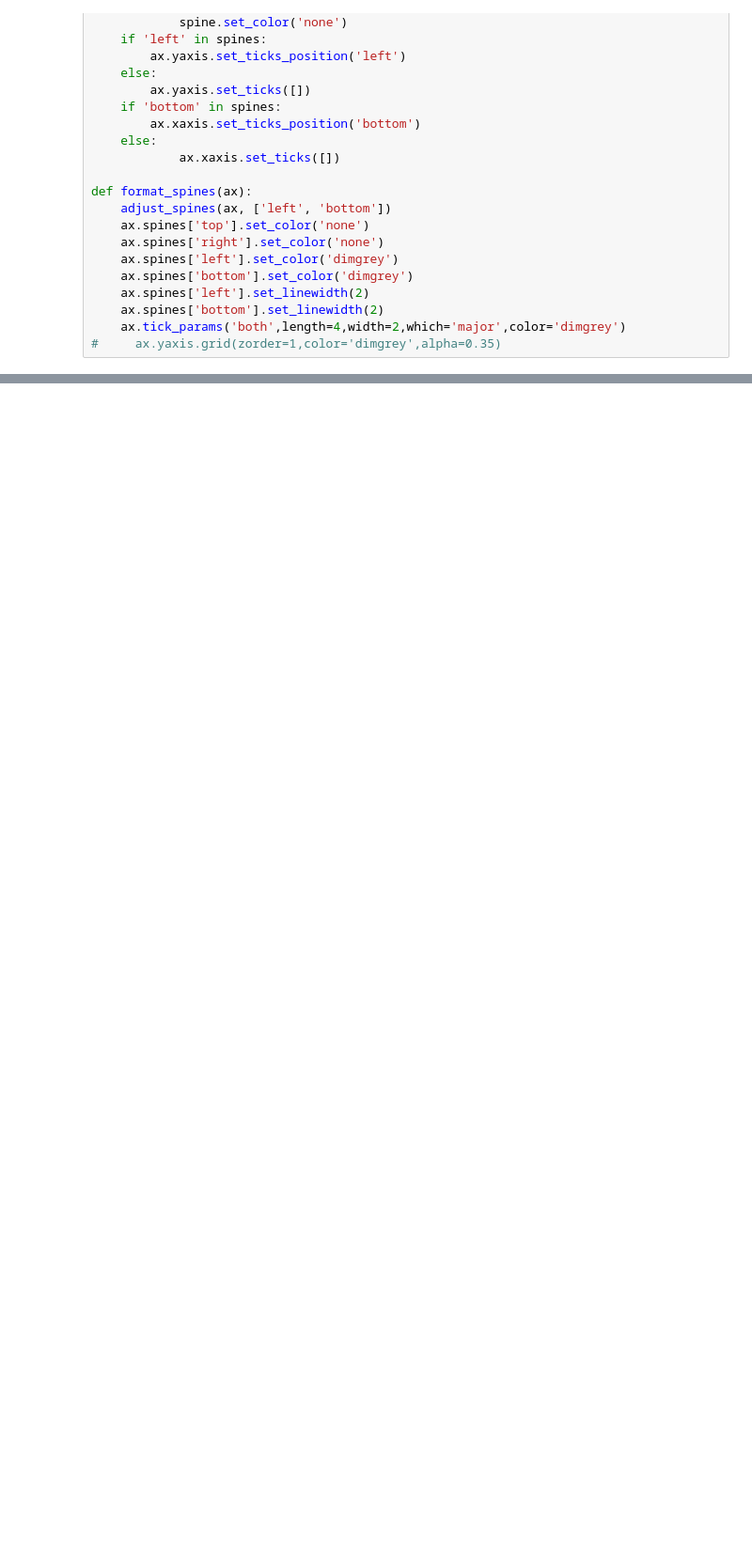
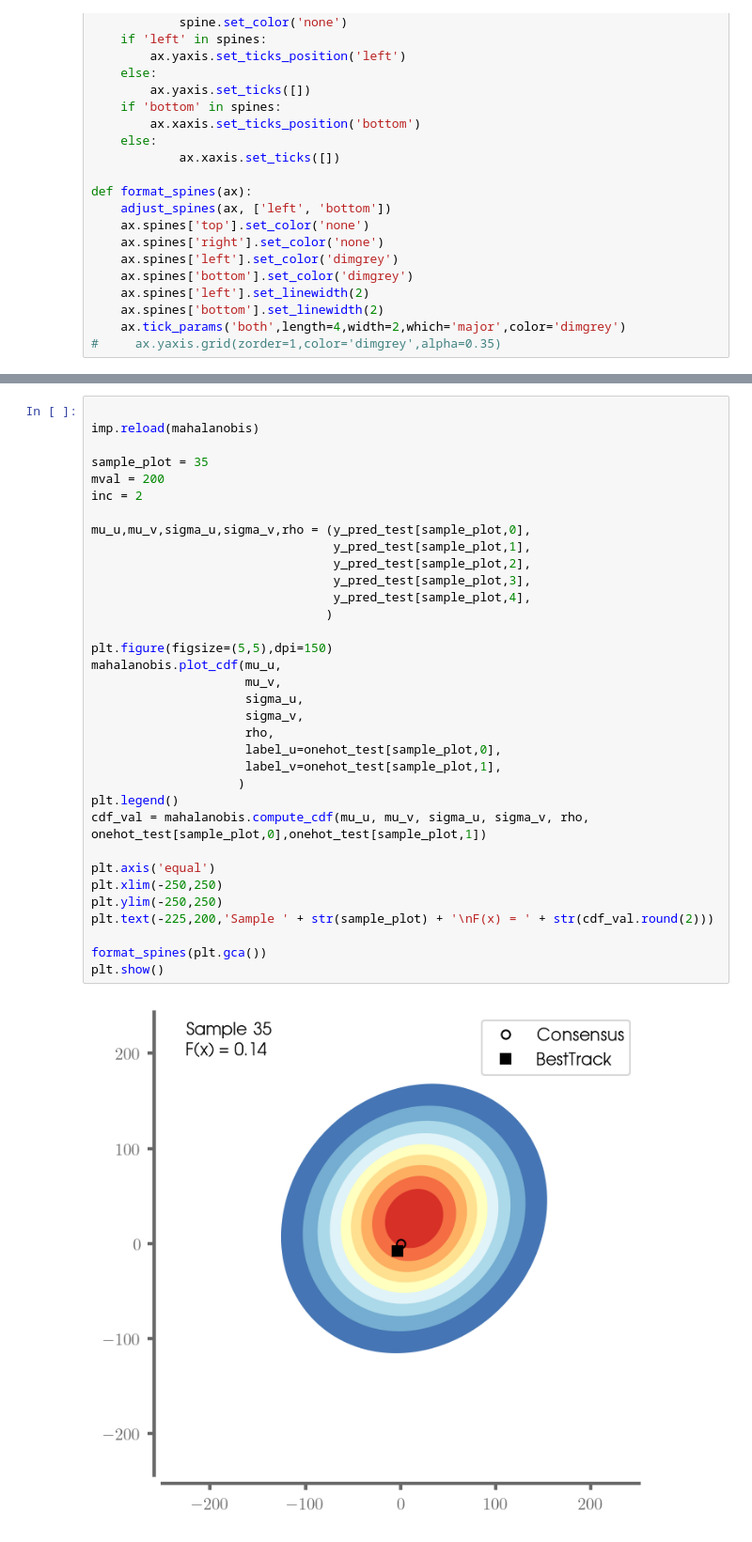
Before and after one commit to mafern/tcane_track, a Jupyter notebook: bivariate_normal/_plot_model_predictions.ipynb, the cells around one changed output, grey strips where cells are left out. Shown at 94% size. Cells and saved outputs as stored; diff of their text form; blank space fills up the shorter version.

```diff
--- a/bivariate_normal/_plot_model_predictions.ipynb
+++ b/bivariate_normal/_plot_model_predictions.ipynb
@@ -764,0 +173,36 @@ plt.show()
+# %%
+
+imp.reload(mahalanobis)
+
+sample_plot = 35
+mval = 200
+inc = 2
+
+mu_u,mu_v,sigma_u,sigma_v,rho = (y_pred_test[sample_plot,0],
+                                 y_pred_test[sample_plot,1],
+                                 y_pred_test[sample_plot,2],
+                                 y_pred_test[sample_plot,3],
+                                 y_pred_test[sample_plot,4],
+                                )
+
+plt.figure(figsize=(5,5),dpi=150)
+mahalanobis.plot_cdf(mu_u,
+                     mu_v,
+                     sigma_u,
+                     sigma_v,
+                     rho,
+                     label_u=onehot_test[sample_plot,0],
+                     label_v=onehot_test[sample_plot,1],
+                    )
+plt.legend()
+cdf_val = mahalanobis.compute_cdf(mu_u, mu_v, sigma_u, sigma_v, rho, onehot_test[sample_plot,0],onehot_test[sample_plot,1])
+
+plt.axis('equal')
+plt.xlim(-250,250)
+plt.ylim(-250,250)
+plt.text(-225,200,'Sample ' + str(sample_plot) + '\nF(x) = ' + str(cdf_val.round(2)))
+
+format_spines(plt.gca())
+plt.show()
+# %% [output]
+[figure, added]
```
Also changed, not shown: parts of 25 cells of this notebook, 2 other files.
